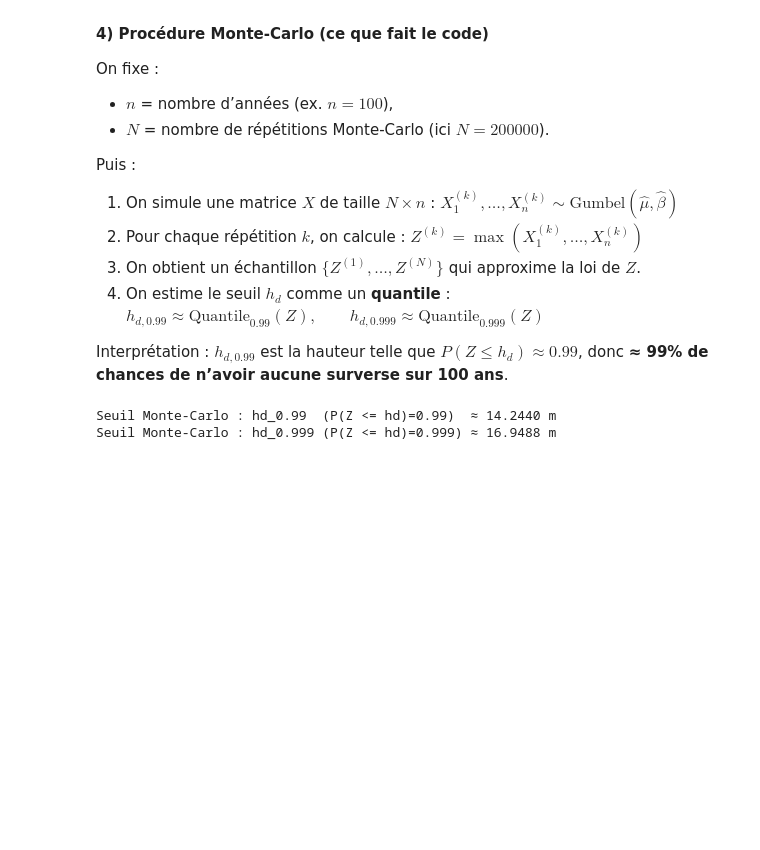
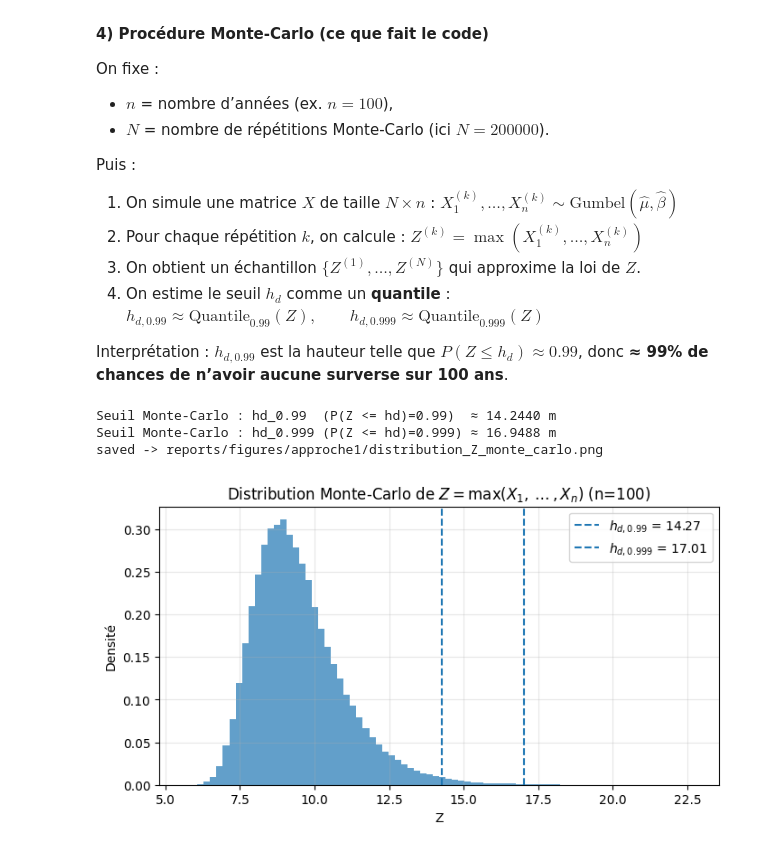
Before and after one commit to ThomasAPRichard/Fiabilite, a Jupyter notebook: Fiabilite_1ereApproche.ipynb, the cells around one changed output. Cells and saved outputs as stored; diff of their text form; code cells hidden in the pictures; blank space fills up the shorter version.

Commit message:
Figure saved

```diff
--- a/Fiabilite_1ereApproche.ipynb
+++ b/Fiabilite_1ereApproche.ipynb
@@ -366,36 +369,3 @@ for p, hd in zip(p_list, hd_list):
 plt.show()
 # %% [output]
 [figure]
-# %%
-import numpy as np
-import matplotlib.pyplot as plt
-from scipy import stats
-
-# ---- paramètres ----
-n = 100
-N = 200_000
-p_list = [0.99, 0.999]
-
-# ---- seuils analytiques via F_Z(z)=(F_X(z))^n ----
-hd_list = []
-for p in p_list:
-    u = p**(1/n)
-    hd = stats.gumbel_r.ppf(u, loc=loc_hat, scale=scale_hat)
-    hd_list.append(hd)
-
-# ---- Monte-Carlo de Z = max(X1,...,Xn) ----
-rng = np.random.default_rng(123)
-X = stats.gumbel_r.rvs(loc=loc_hat, scale=scale_hat, size=(N, n), random_state=rng)
-Z = X.max(axis=1)
-
-# ---- plot ----
-plt.figure(figsize=(8,4))
-plt.hist(Z, bins=80, density=True, alpha=0.7)
-for p, hd in zip(p_list, hd_list):
-    plt.axvline(hd, linestyle="--", label=fr"$h_{{d,{p}}}$ = {hd:.2f}")
-plt.title(fr"Distribution Monte-Carlo de $Z=\max(X_1,\dots,X_n)$ (n={n})")
-plt.xlabel("Z")
-plt.ylabel("Densité")
-plt.grid(True, alpha=0.3)
-plt.legend()
-plt.show()
@@ -434,18 +402,32 @@ Interprétation :  $h_{d,0.99}$ est la hauteur telle que $P(Z \le h_d)\approx 0.
 # %%
 np.random.seed(42)
 
 n_annee = 100       # Z = max de 100 variables Gumbel = 100 années
 n_mc = 200000     # nb de répétitions Monte-Carlo pour estimer P(Z > hd)
 
 # Simulation Monte-Carlo de Z = max(X1,...,X100) où Xi ~ Gumbel(loc_hat, scale_hat)
 X = stats.gumbel_r.rvs(loc=loc_hat, scale=scale_hat, size=(n_mc, n_annee))
 Z_mc = X.max(axis=1) # 200000 réalisations de Z = max(X1,...,X100)
 # Seuil monte carlo
 hd_99_mc   = np.quantile(Z_mc, 0.99)
 hd_999_mc  = np.quantile(Z_mc, 0.999)
 
 print(f"Seuil Monte-Carlo : hd_0.99  (P(Z <= hd)=0.99)  ≈ {hd_99_mc:.4f} m")
 print(f"Seuil Monte-Carlo : hd_0.999 (P(Z <= hd)=0.999) ≈ {hd_999_mc:.4f} m")
+
+plt.figure(figsize=(8,4))
+plt.hist(Z_mc, bins=80, density=True, alpha=0.7)
+for p, hd in zip(p_list, hd_list):
+    plt.axvline(hd, linestyle="--", label=fr"$h_{{d,{p}}}$ = {hd:.2f}")
+plt.title(fr"Distribution Monte-Carlo de $Z=\max(X_1,\dots,X_n)$ (n={n})")
+plt.xlabel("Z")
+plt.ylabel("Densité")
+plt.grid(True, alpha=0.3)
+plt.legend()
+savefig("distribution_Z_monte_carlo.png")
+plt.show()
 # %% [output]
 Seuil Monte-Carlo : hd_0.99  (P(Z <= hd)=0.99)  ≈ 14.2440 m
 Seuil Monte-Carlo : hd_0.999 (P(Z <= hd)=0.999) ≈ 16.9488 m
+saved -> reports/figures/approche1/distribution_Z_monte_carlo.png
+[figure, added]
```
Also changed, not shown: parts of 3 cells of this notebook, 3 other files.
